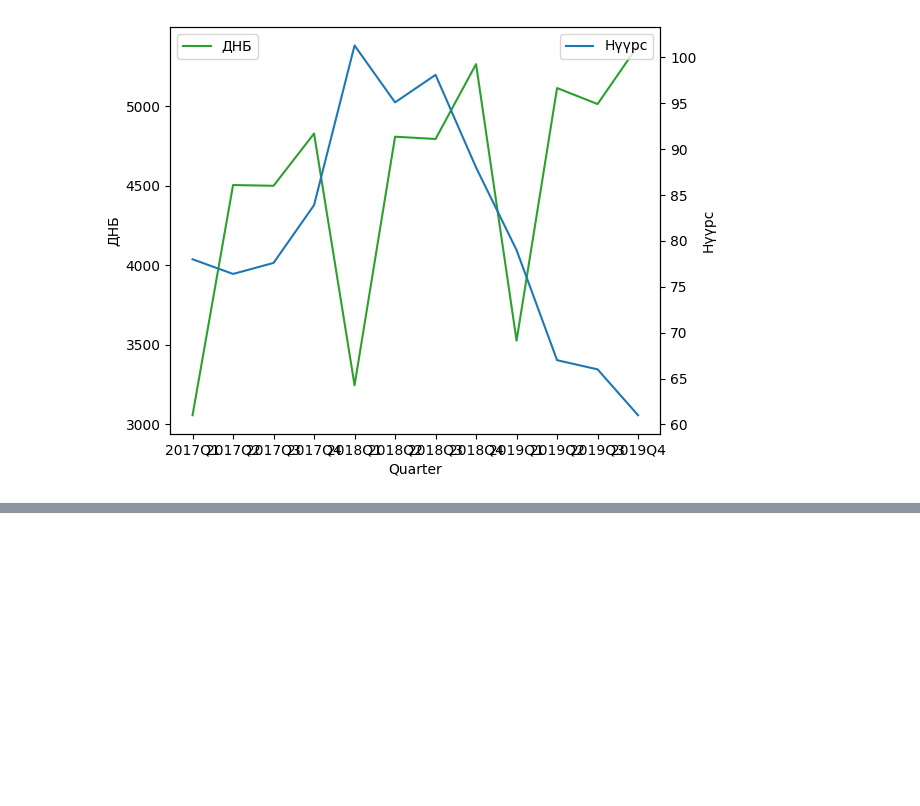
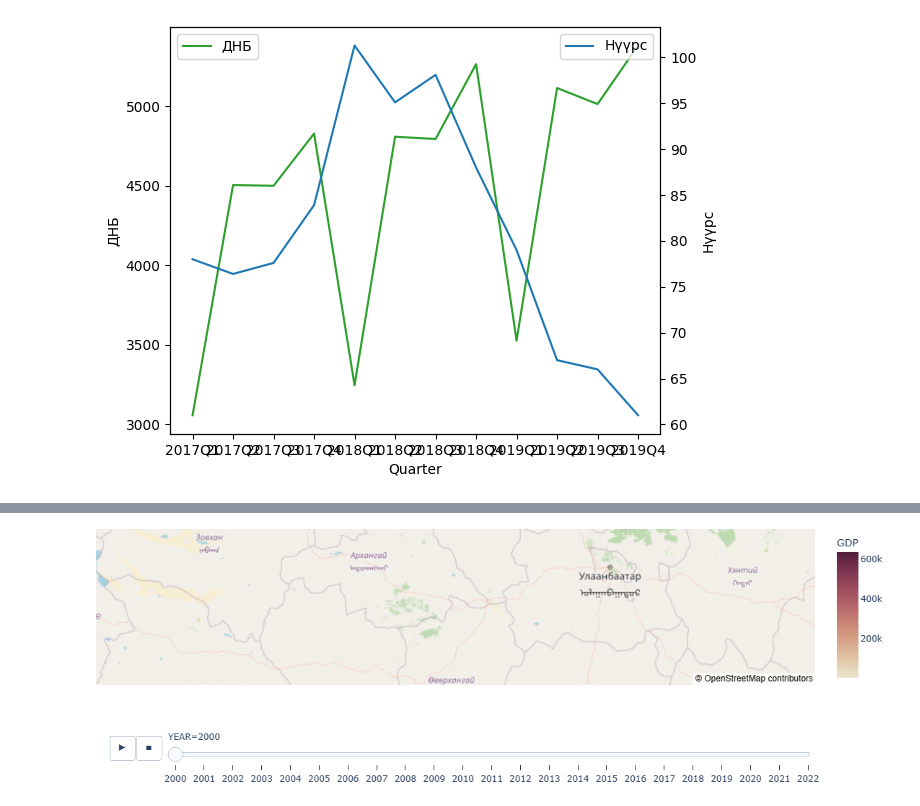
Before and after one commit to bglzaya/python_edm, a Jupyter notebook: econo_data_viz.ipynb, the cells around one changed output, grey strips where cells are left out. Drawn from its saved outputs; the diff is of its cells as text; code cells hidden in the pictures; blank space fills up the shorter version.

Commit message:
fix gdp graph

```diff
--- a/econo_data_viz.ipynb
+++ b/econo_data_viz.ipynb
@@ -119,0 +144,6 @@ plt.show()
+# %%
+import geopandas as gpd
+
+geodf = gpd.read_file("data_grazing/Adminstrative_shape_file/Aimag_name_1.shp")
+geodf = geodf.rename(columns={"TextString":"Aimag"})
+print(geodf.columns)
@@ -119,0 +177,5 @@ plt.show()
+# %%
+geodf = geodf.to_crs("WGS84").set_index("Aimag")
+# %%
+year_cols = df_gdp.columns[2:].tolist()
+year_cols
@@ -119,0 +200,11 @@ plt.show()
+# %%
+## gdp data convert
+df_gdp_new = []
+for col in year_cols:
+    temp = df_gdp[['Аймаг', col]]
+    temp['year'] = col
+    temp.columns = ['Aimag', 'GDP', 'YEAR']
+    df_gdp_new.append(temp)
+
+df_gdp_new = pd.concat(df_gdp_new, axis=0)
+df_gdp_new
@@ -119,0 +242,16 @@ plt.show()
+# %%
+import plotly.express as px
+
+fig = px.choropleth_mapbox(df_gdp_new,
+                           hover_data = "GDP",
+                           geojson=geodf.geometry,
+                           locations='Aimag',
+                           center={"lat": 47.20900020640241, "lon": 102.8187267977119},
+                           color='GDP', mapbox_style="open-street-map",
+                           color_continuous_scale="brwnyl", color_discrete_sequence=["fuchsia"],
+                           zoom=5.2, animation_frame="YEAR")
+
+fig.update_layout(margin={"r":0,"t":0,"l":0,"b":0}, transition = {'duration': 1000})
+fig.show()
+# %% [output]
+[figure, added]
```
Also changed, not shown: parts of 5 cells of this notebook, 1 other file.
